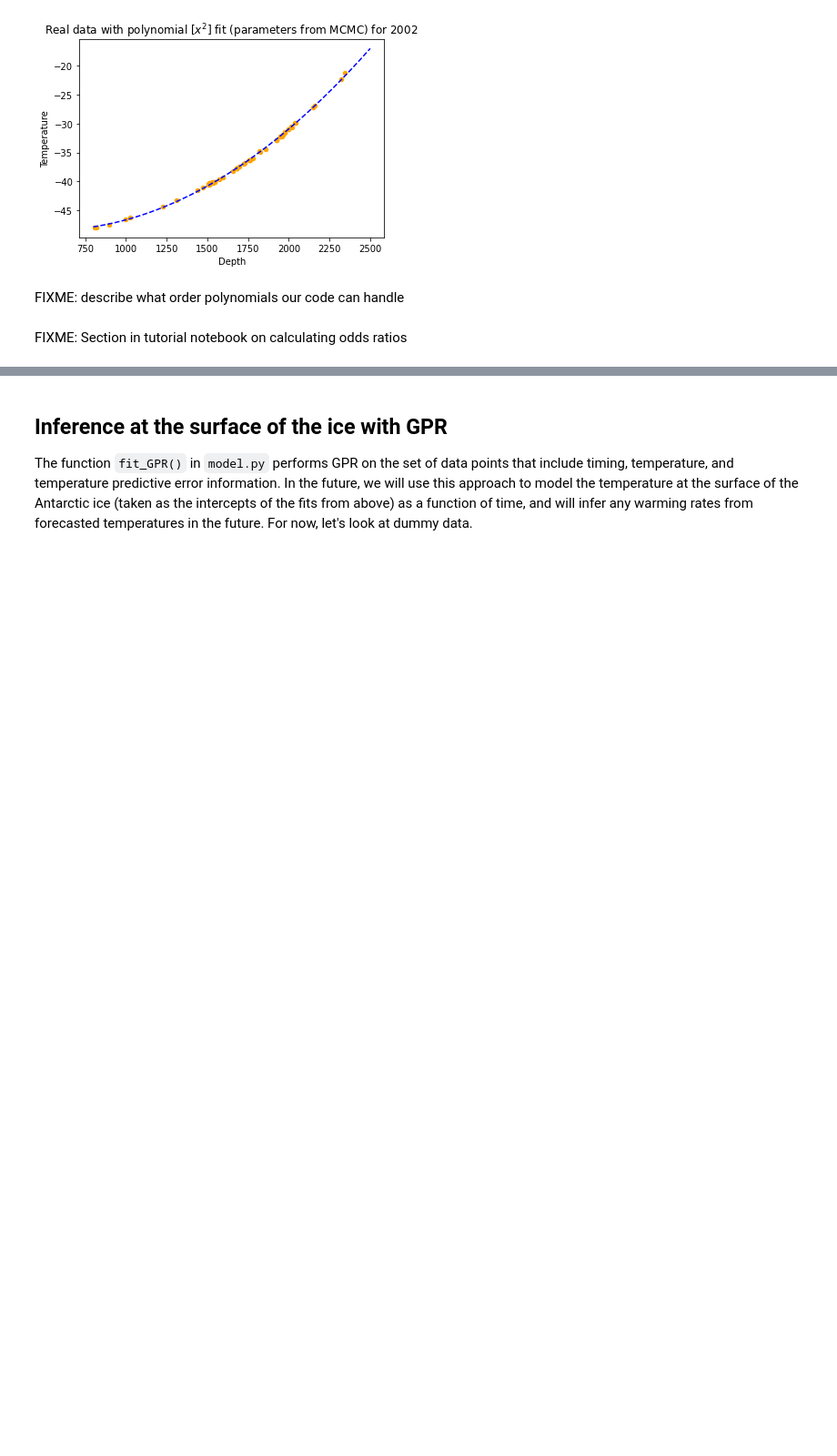
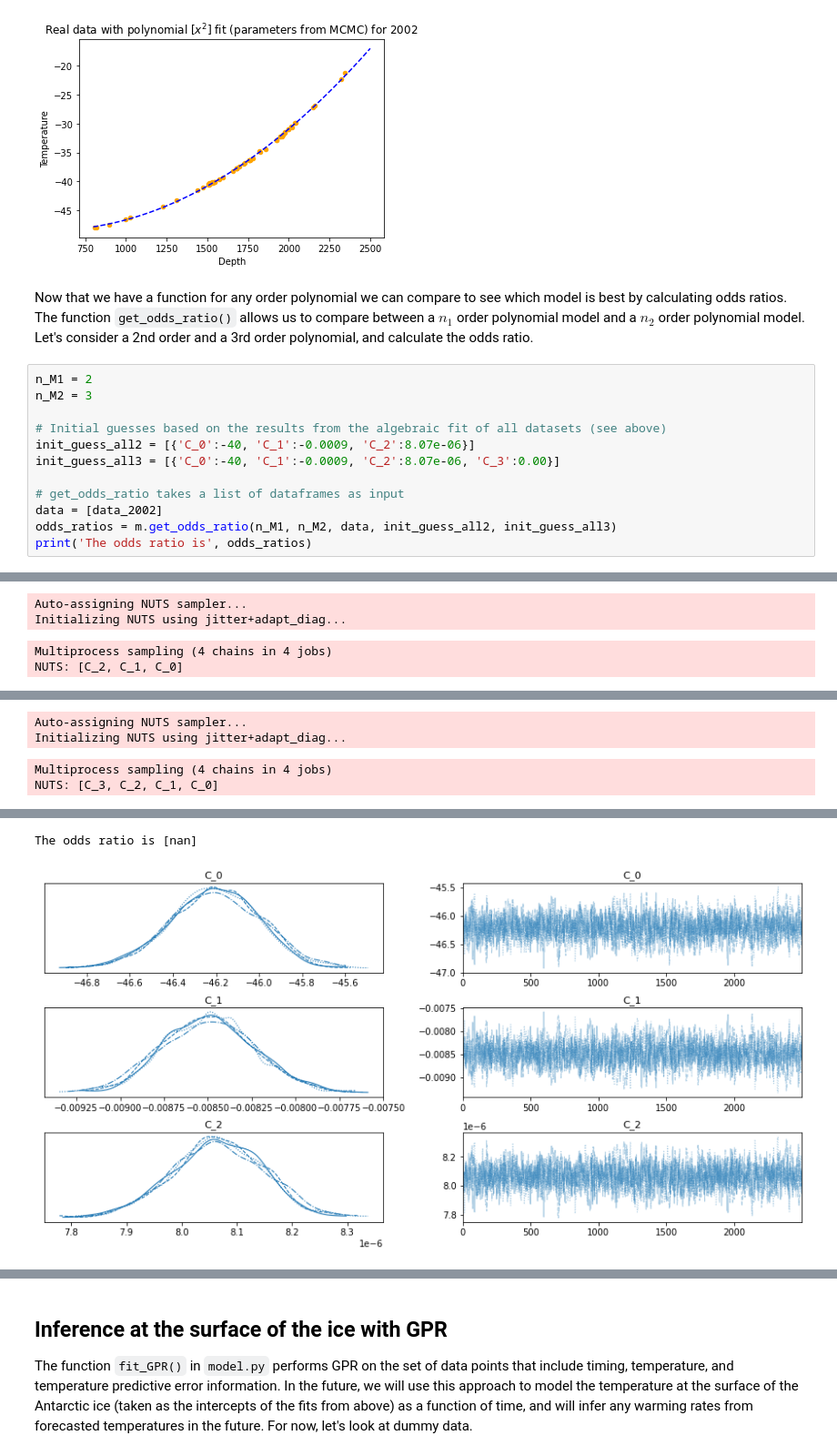
Before and after one commit to phys201/icetemp, a Jupyter notebook: tutorial.ipynb, the cells around one changed output, grey strips where cells are left out. Shown at 91% size. Drawn from its saved outputs; the diff is of its cells as text; blank space fills up the shorter version.

Commit message:
updates to odds_ratio func

```diff
--- a/tutorial.ipynb
+++ b/tutorial.ipynb
@@ -252,7 +252,18 @@ Paremters from MCMC for the year 2002
 [-4.6211012e+01 -8.4840620e-03  8.0630000e-06]
 [figure]
 [figure]
-# %% [markdown]
-FIXME: describe what order polynomials our code can handle
 # %% [markdown]
-FIXME: Section in tutorial notebook on calculating odds ratios
+Now that we have a function for any order polynomial we can compare to see which model is best by calculating odds ratios. The function `get_odds_ratio()` allows us to compare between a $n_1$ order polynomial model and a $n_2$ order polynomial model. Let's consider a 2nd order and a 3rd order polynomial, and calculate the odds ratio.
+# %%
+n_M1 = 2
+n_M2 = 3
+
+# Initial guesses based on the results from the algebraic fit of all datasets (see above)
+init_guess_all2 = [{'C_0':-40, 'C_1':-0.0009, 'C_2':8.07e-06}]
+init_guess_all3 = [{'C_0':-40, 'C_1':-0.0009, 'C_2':8.07e-06, 'C_3':0.00}]
+
+# get_odds_ratio takes a list of dataframes as input
+data = [data_2002]
+odds_ratios = m.get_odds_ratio(n_M1, n_M2, data, init_guess_all2, init_guess_all3)
+print('The odds ratio is', odds_ratios)
+# %% [output]
@@ -258,0 +271,4 @@ FIXME: Section in tutorial notebook on calculating odds ratios
+Auto-assigning NUTS sampler...
+Initializing NUTS using jitter+adapt_diag...
+Multiprocess sampling (4 chains in 4 jobs)
+NUTS: [C_2, C_1, C_0]
@@ -258,0 +279,4 @@ FIXME: Section in tutorial notebook on calculating odds ratios
+Auto-assigning NUTS sampler...
+Initializing NUTS using jitter+adapt_diag...
+Multiprocess sampling (4 chains in 4 jobs)
+NUTS: [C_3, C_2, C_1, C_0]
@@ -258,0 +286,2 @@ FIXME: Section in tutorial notebook on calculating odds ratios
+The odds ratio is [nan]
+[figure, added]
```
Also changed, not shown: parts of 2 cells of this notebook, 2 other files.
